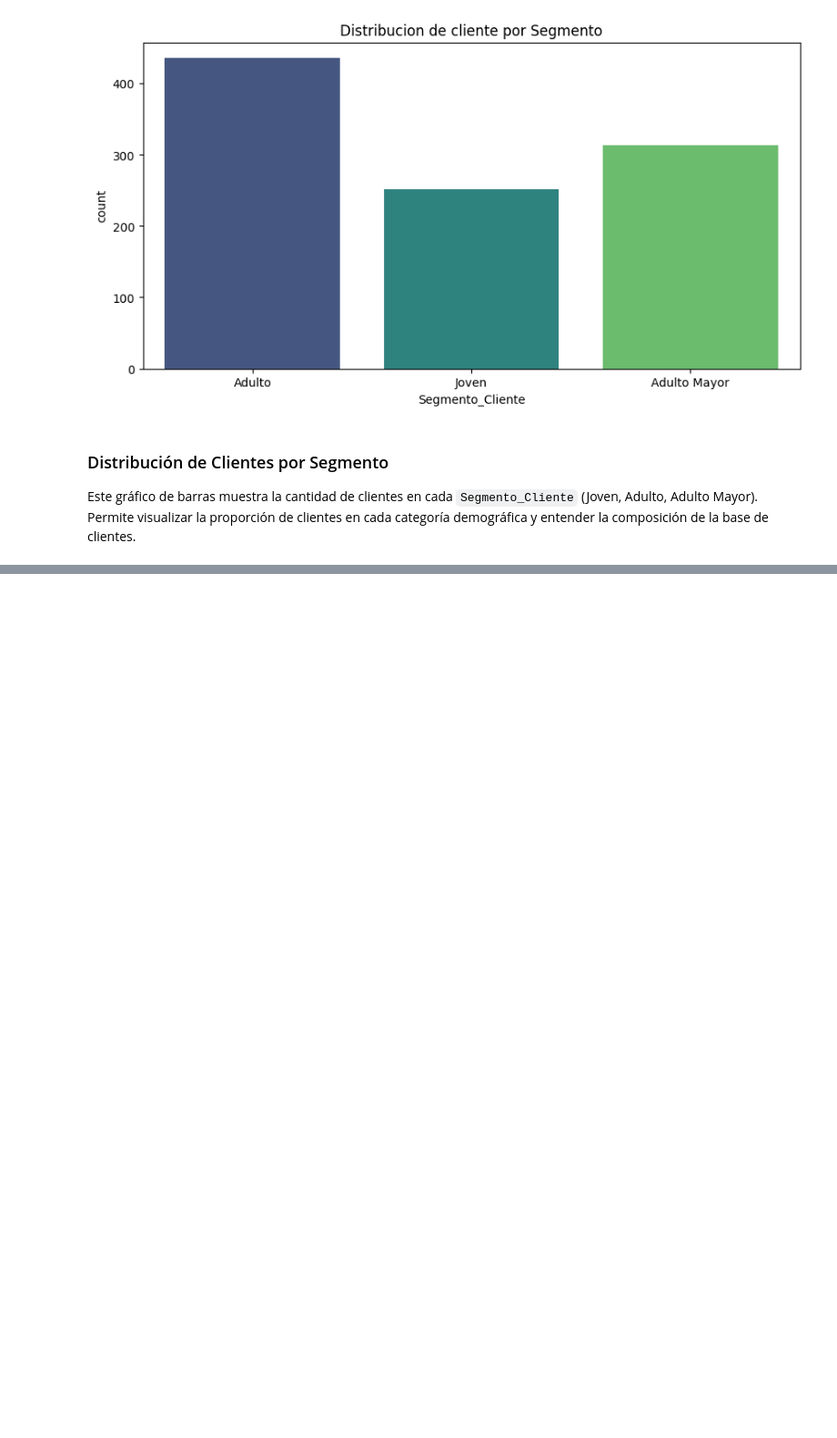
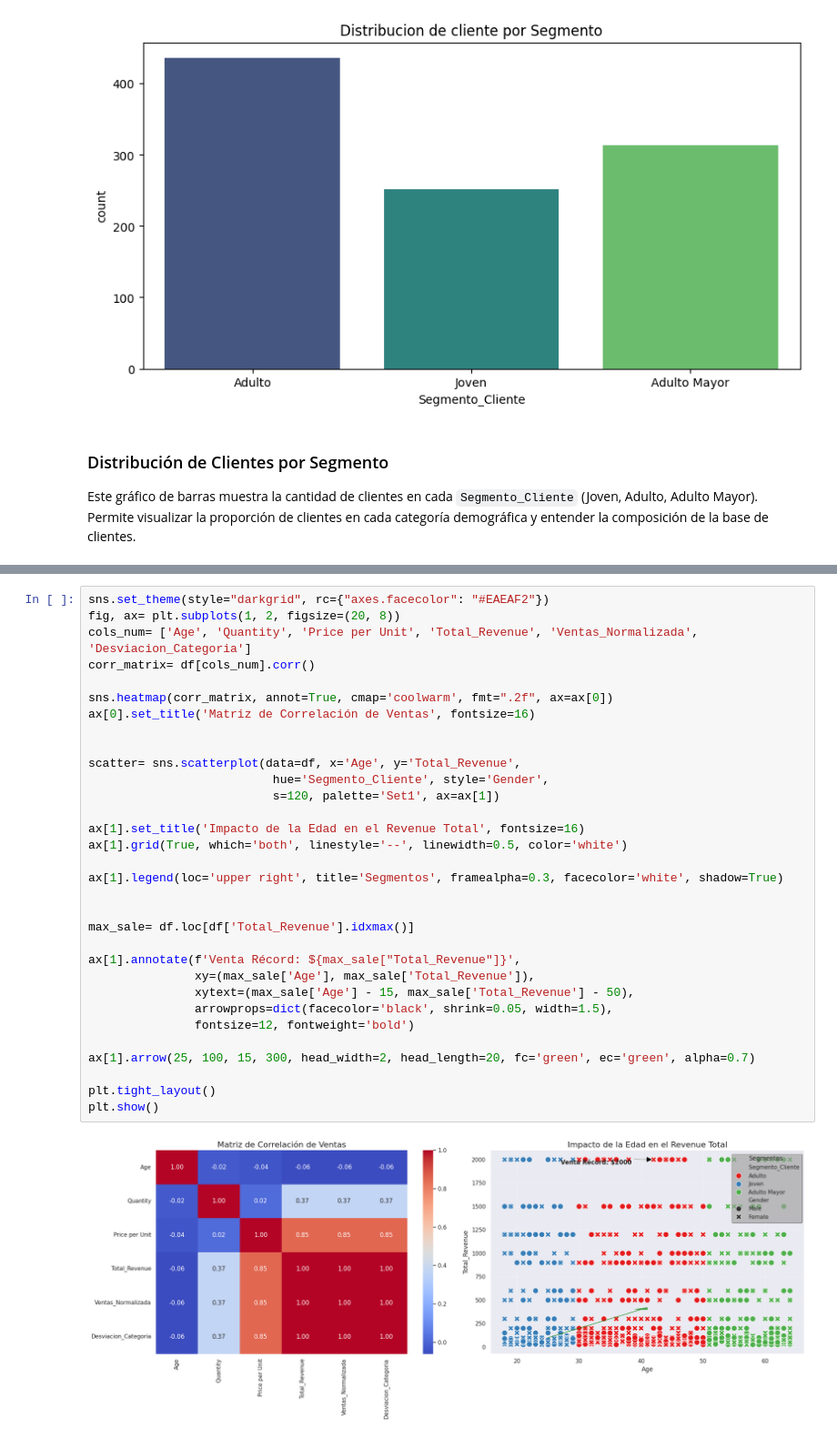
Before and after one commit to Kuoz2/An-lisis_y_Predicci-n, a Jupyter notebook: copia_de_tienda_retail_2.ipynb, the cells around one changed output, grey strips where cells are left out. Shown at 91% size. Saved outputs shown, nothing was run; the diff lists cells and outputs as text; blank space fills up the shorter version.

Commit message:
Estudio de venta final

```diff
--- a/copia_de_tienda_retail_2.ipynb
+++ b/copia_de_tienda_retail_2.ipynb
@@ -345,0 +364,34 @@ Este gráfico de barras muestra la cantidad de clientes en cada `Segmento_Client
+# %%
+sns.set_theme(style="darkgrid", rc={"axes.facecolor": "#EAEAF2"})
+fig, ax= plt.subplots(1, 2, figsize=(20, 8))
+cols_num= ['Age', 'Quantity', 'Price per Unit', 'Total_Revenue', 'Ventas_Normalizada', 'Desviacion_Categoria']
+corr_matrix= df[cols_num].corr()
+
+sns.heatmap(corr_matrix, annot=True, cmap='coolwarm', fmt=".2f", ax=ax[0])
+ax[0].set_title('Matriz de Correlación de Ventas', fontsize=16)
+
+
+scatter= sns.scatterplot(data=df, x='Age', y='Total_Revenue',
+                          hue='Segmento_Cliente', style='Gender',
+                          s=120, palette='Set1', ax=ax[1])
+
+ax[1].set_title('Impacto de la Edad en el Revenue Total', fontsize=16)
+ax[1].grid(True, which='both', linestyle='--', linewidth=0.5, color='white')
+
+ax[1].legend(loc='upper right', title='Segmentos', framealpha=0.3, facecolor='white', shadow=True)
+
+
+max_sale= df.loc[df['Total_Revenue'].idxmax()]
+
+ax[1].annotate(f'Venta Récord: ${max_sale["Total_Revenue"]}',
+               xy=(max_sale['Age'], max_sale['Total_Revenue']),
+               xytext=(max_sale['Age'] - 15, max_sale['Total_Revenue'] - 50),
+               arrowprops=dict(facecolor='black', shrink=0.05, width=1.5),
+               fontsize=12, fontweight='bold')
+
+ax[1].arrow(25, 100, 15, 300, head_width=2, head_length=20, fc='green', ec='green', alpha=0.7)
+
+plt.tight_layout()
+plt.show()
+# %% [output]
+[figure, added]
```
Also changed, not shown: parts of 2 cells of this notebook.
